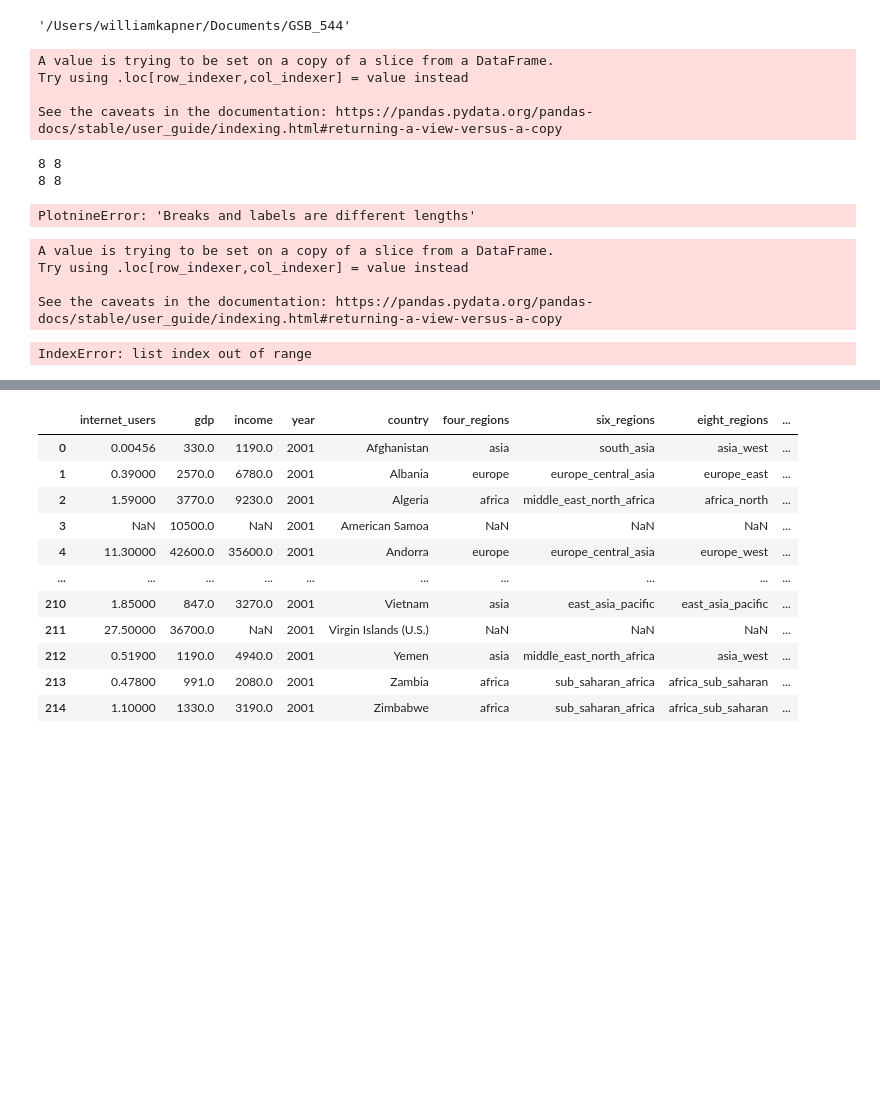
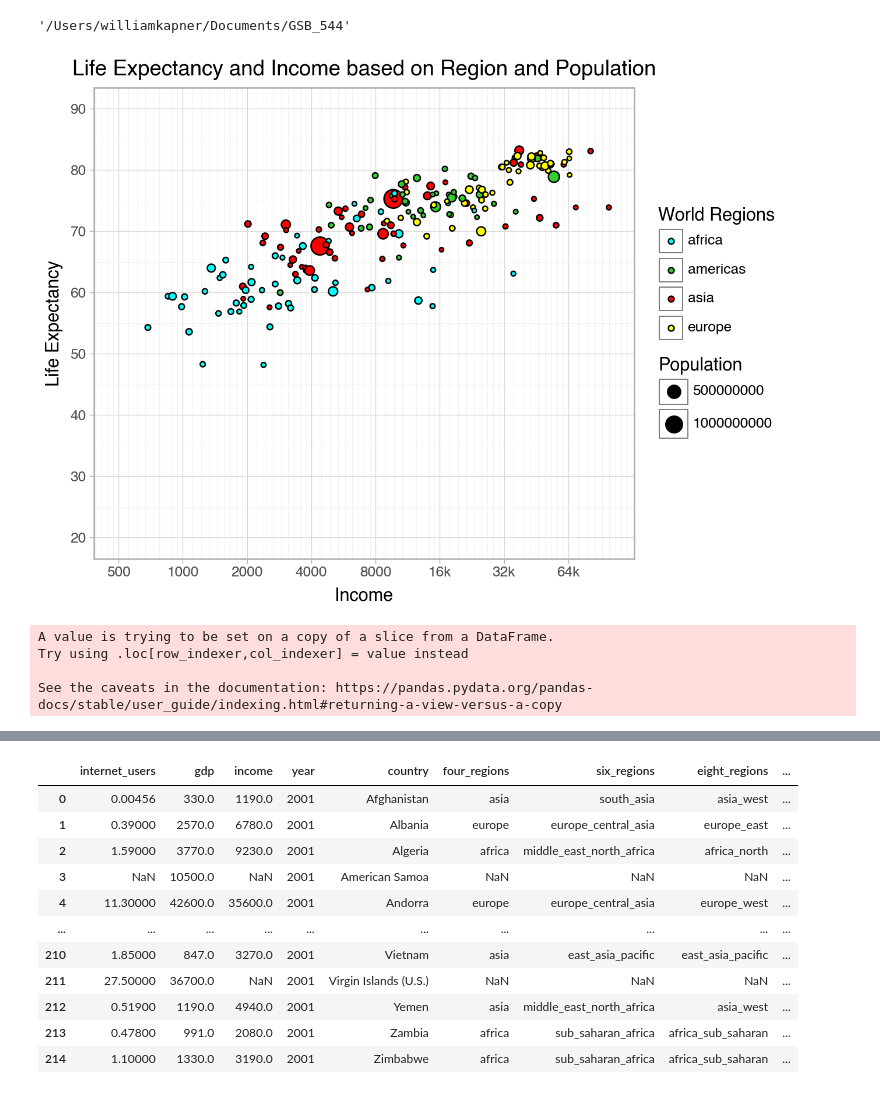
Before and after one commit to wkapner/GSB_544, a Jupyter notebook: Labs/Lab1.ipynb, the cells around one changed output, grey strips where cells are left out. Cells and saved outputs as stored; diff of their text form; code cells hidden in the pictures; blank space fills up the shorter version.

Commit message:
second plot

```diff
--- a/Labs/Lab1.ipynb
+++ b/Labs/Lab1.ipynb
@@ -20,43 +20,39 @@ file = pd.read_csv("Data/q1data.csv")
 file
 
 filenew =  file.dropna()
-filenew['income'] = pd.to_numeric(filenew['income'], errors='coerce')
 filenew = filenew[filenew['income'] > 0]
-# %% [output]
-A value is trying to be set on a copy of a slice from a DataFrame.
-Try using .loc[row_indexer,col_indexer] = value instead
-
-See the caveats in the documentation: https://pandas.pydata.org/pandas-docs/stable/user_guide/indexing.html#returning-a-view-versus-a-copy
 # %%
 #Making Graph
 import plotnine as pt
 
 
 breaks_labs= [500,1000,2000,4000,8000,16000,32000,64000]
 labels_labs = ['500','1000','2000','4000','8000','16k','32k','64k']
-print(len(breaks_labs),len(labels_labs))
 
 
 (
 pt.ggplot(filenew, pt.aes(x= "income", y = "life_exp", fill = "four_regions", size = "population"))
 +pt.geom_point()
 +pt.scale_fill_manual(values=["aqua","limegreen","red","yellow"])
 +pt.labs(
     title = 'Life Expectancy and Income based on Region and Population',
     x = "Income",
     y= "Life Expectancy",
     fill = "World Regions",
     size = "Population"
 )
 +pt.scale_x_continuous(trans = 'log10',
 breaks = breaks_labs,
-labels = labels_labs
+labels = labels_labs,
+limits = (500,100000)
 )
++pt.scale_y_continuous(breaks = [20,30,40,50,60,70,80,90],
+labels = ['20','30','40','50','60','70','80','90'],
+limits= (20,90))
++pt.theme_light()
 )
 # %% [output]
-8 8
-8 8
-PlotnineError: 'Breaks and labels are different lengths'
+[figure, added]
 # %%
 
 
@@ -70,10 +66,3 @@ A value is trying to be set on a copy of a slice from a DataFrame.
 Try using .loc[row_indexer,col_indexer] = value instead
 
 See the caveats in the documentation: https://pandas.pydata.org/pandas-docs/stable/user_guide/indexing.html#returning-a-view-versus-a-copy
-# %%
-
-
-(pt.ggplot(file2, pt.aes(x="exports",y="imports",fill = "four_regions", size = "energy"))
-+pt.geom_point())
-# %% [output]
-IndexError: list index out of range
```
Also changed, not shown: parts of 3 cells of this notebook.
